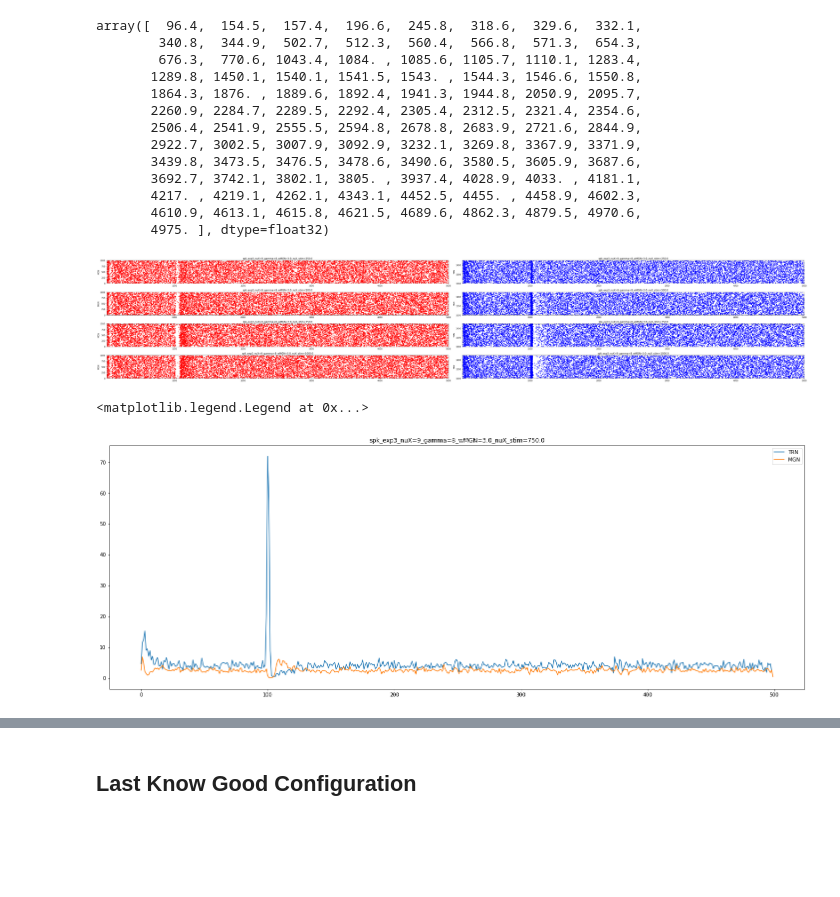
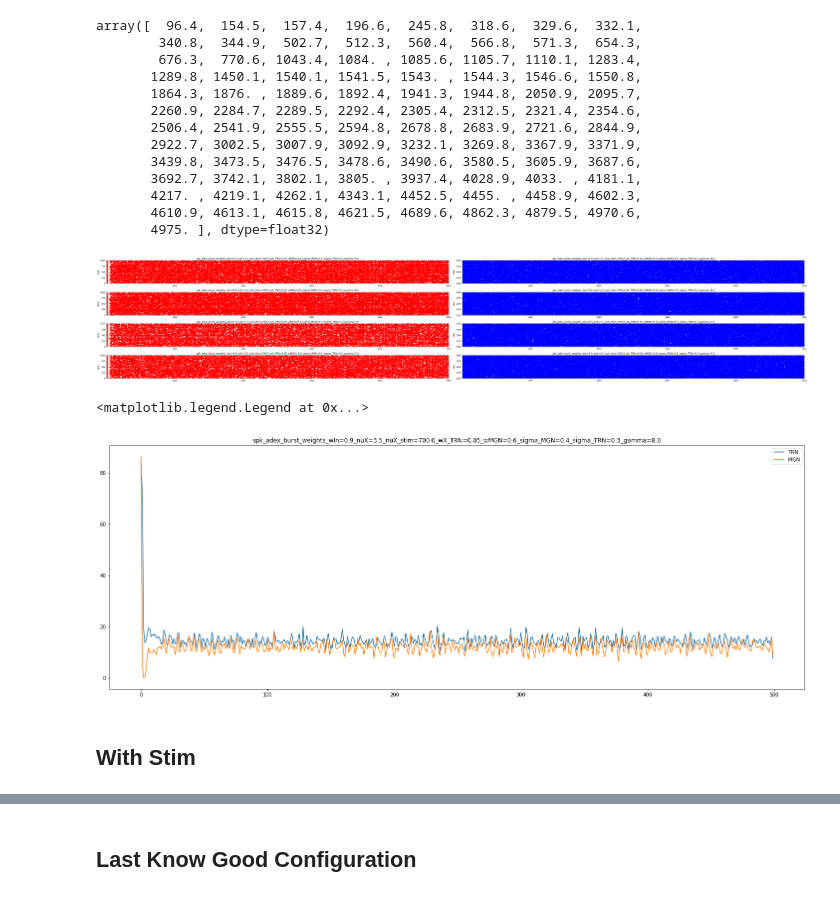
Before and after one commit to 104H/simulenation, a Jupyter notebook: src/dataanalysis.ipynb, the cells around one changed output, grey strips where cells are left out. Drawn from its saved outputs; the diff is of its cells as text; code cells hidden in the pictures; blank space fills up the shorter version.

```diff
--- a/src/dataanalysis.ipynb
+++ b/src/dataanalysis.ipynb
@@ -205,33 +216,33 @@ array([  96.4,  154.5,  157.4,  196.6,  245.8,  318.6,  329.6,  332.1,
        4975. ], dtype=float32)
 # %%
 fls = [
-    "spk_exp3_nuX=9_gamma=8_wMGN=3.0_nuX_stim=250.0",
-    "spk_exp3_nuX=9_gamma=8_wMGN=3.0_nuX_stim=500.0",
-    "spk_exp3_nuX=9_gamma=8_wMGN=3.0_nuX_stim=750.0",
-    "spk_exp3_nuX=9_gamma=8_wMGN=3.0_nuX_stim=1000.0",
+    "spk_adex_burst_weights_wIn=0.9_nuX=3.5_nuX_stim=700.0_wX_TRN=0.05_wMGN=0.6_sigma_MGN=0.3_sigma_TRN=0.3_gamma=8.0",
+    "spk_adex_burst_weights_wIn=0.9_nuX=3.5_nuX_stim=700.0_wX_TRN=0.05_wMGN=0.6_sigma_MGN=0.4_sigma_TRN=0.3_gamma=8.0",
+    "spk_adex_burst_weights_wIn=0.9_nuX=3.5_nuX_stim=700.0_wX_TRN=0.05_wMGN=0.8_sigma_MGN=0.3_sigma_TRN=0.3_gamma=7.0",
+    "spk_adex_burst_weights_wIn=0.9_nuX=3.5_nuX_stim=700.0_wX_TRN=0.05_wMGN=0.8_sigma_MGN=0.4_sigma_TRN=0.3_gamma=7.0",
     ]
 
 fig, ax = plt.subplots(nrows=len(fls), ncols=2)
 
 for idx, fl in enumerate(fls):
-    d = pd.read_pickle("demyelination/data/exp3/activity/" + fl)
+    d = pd.read_pickle("demyelination/data/adex_burst_weights_wIn=0.9/activity/" + fl)
 
     fig.set_size_inches(50, 9)
     #plt.subplots_adjust(left=0.01, right=0.03, top=0.03, bottom=0.02)
 
     for axis, part in zip([0, 1], d.spikeobj.keys()):
         clr = 'red' if part == 'MGN' else 'blue'
 
         d.spikeobj[part].raster_plot(ax=ax[idx][axis], dt=10, display=False, color=clr)
         ax[idx][axis].set_ylabel(part)
         ax[idx][axis].set_title(fl)
 
 fig.tight_layout()
 # %% [output]
-[figure, old version]
+[figure, new version]
 # %%
-fl = 'spk_exp3_nuX=9_gamma=8_wMGN=3.0_nuX_stim=750.0'
-p = pd.read_pickle("demyelination/data/exp3/activity/" + fl)
+fl = 'spk_adex_burst_weights_wIn=0.9_nuX=3.5_nuX_stim=700.0_wX_TRN=0.05_wMGN=0.6_sigma_MGN=0.4_sigma_TRN=0.3_gamma=8.0'
+p = pd.read_pickle("demyelination/data/adex_burst_weights_wIn=0.9/activity/" + fl)
 
 fig, ax = plt.subplots(nrows=1, ncols=1)
 fig.set_size_inches(25, 9)
@@ -245,7 +256,9 @@ plt.title(fl)
 ax.legend()
 # %% [output]
 <matplotlib.legend.Legend at 0x...>
-[figure, old version]
+[figure, new version]
 # %%
 #! ls demyelination/data/exp3/activity/
 #| grep -E nuX=15
+# %% [markdown]
+## With Stim
```
Also changed, not shown: parts of 16 cells of this notebook, 4 other files.
